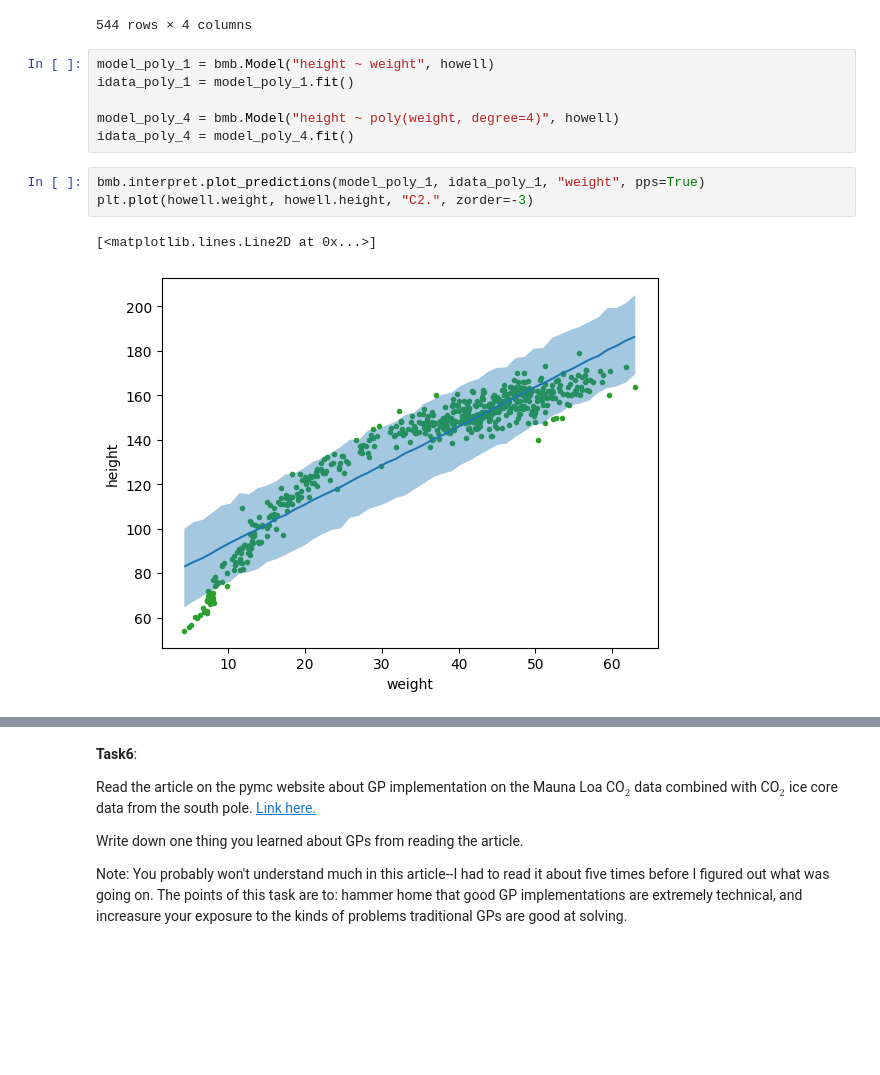
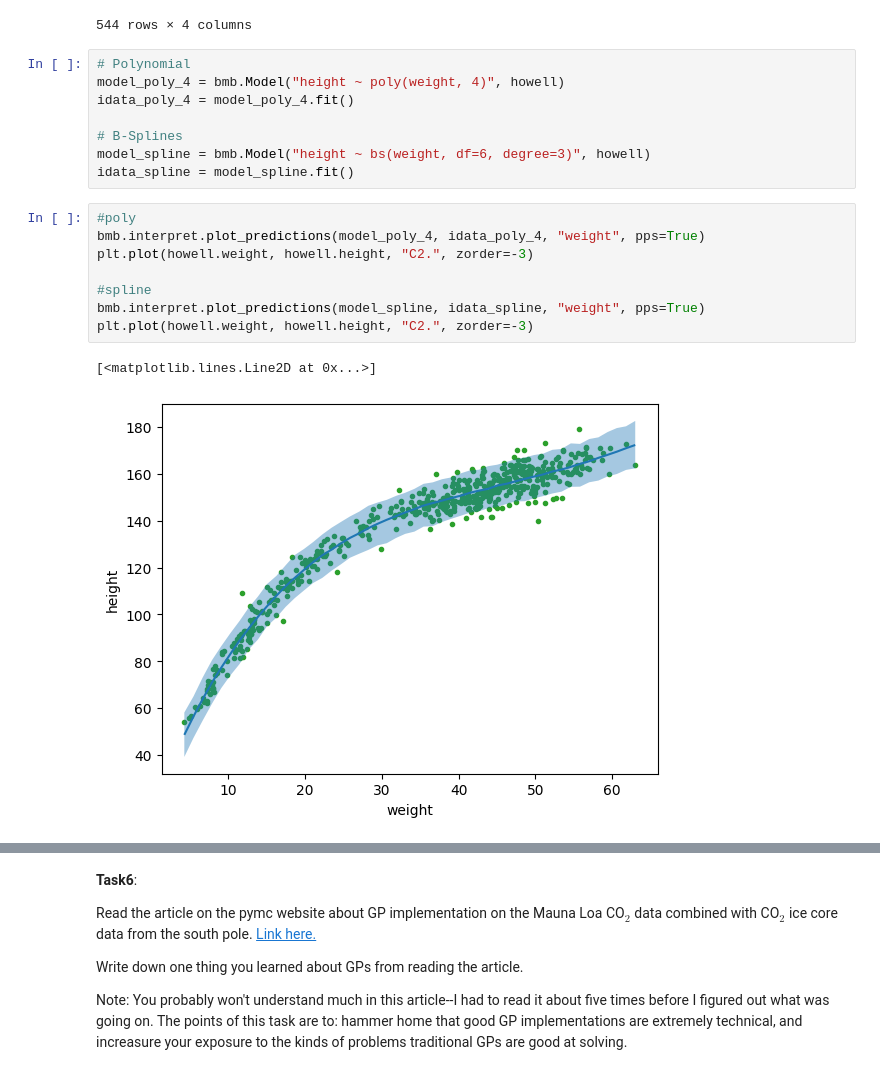
Before and after one commit to paarthbamb/CyberPatriotStuff, a Jupyter notebook: Unit7/PaarthBambUnit7ExercisesSF.ipynb, the cells around one changed output, grey strips where cells are left out. Drawn from its saved outputs; the diff is of its cells as text; blank space fills up the shorter version.

```diff
--- a/Unit7/PaarthBambUnit7ExercisesSF.ipynb
+++ b/Unit7/PaarthBambUnit7ExercisesSF.ipynb
@@ -72,15 +73,22 @@ howell
 | 542 | 71.120 | 8.051258 | 0.0 | 1 |
 | 543 | 158.750 | 52.531624 | 68.0 | 1 |
 544 rows × 4 columns
-# %%
-model_poly_1 = bmb.Model("height ~ weight", howell)
-idata_poly_1 = model_poly_1.fit()
-
-model_poly_4 = bmb.Model("height ~ poly(weight, degree=4)", howell)
-idata_poly_4 = model_poly_4.fit()
+# %%
+# Polynomial
+model_poly_4 = bmb.Model("height ~ poly(weight, 4)", howell)
+idata_poly_4 = model_poly_4.fit()
+
+# B-Splines
+model_spline = bmb.Model("height ~ bs(weight, df=6, degree=3)", howell)
+idata_spline = model_spline.fit()
 # %%
-bmb.interpret.plot_predictions(model_poly_1, idata_poly_1, "weight", pps=True)
+#poly
+bmb.interpret.plot_predictions(model_poly_4, idata_poly_4, "weight", pps=True)
 plt.plot(howell.weight, howell.height, "C2.", zorder=-3)
+
+#spline
+bmb.interpret.plot_predictions(model_spline, idata_spline, "weight", pps=True)
+plt.plot(howell.weight, howell.height, "C2.", zorder=-3)
 # %% [output]
 [<matplotlib.lines.Line2D at 0x...>]
-[figure, old version]
+[figure, new version]
```
Also changed, not shown: parts of 5 cells of this notebook.
